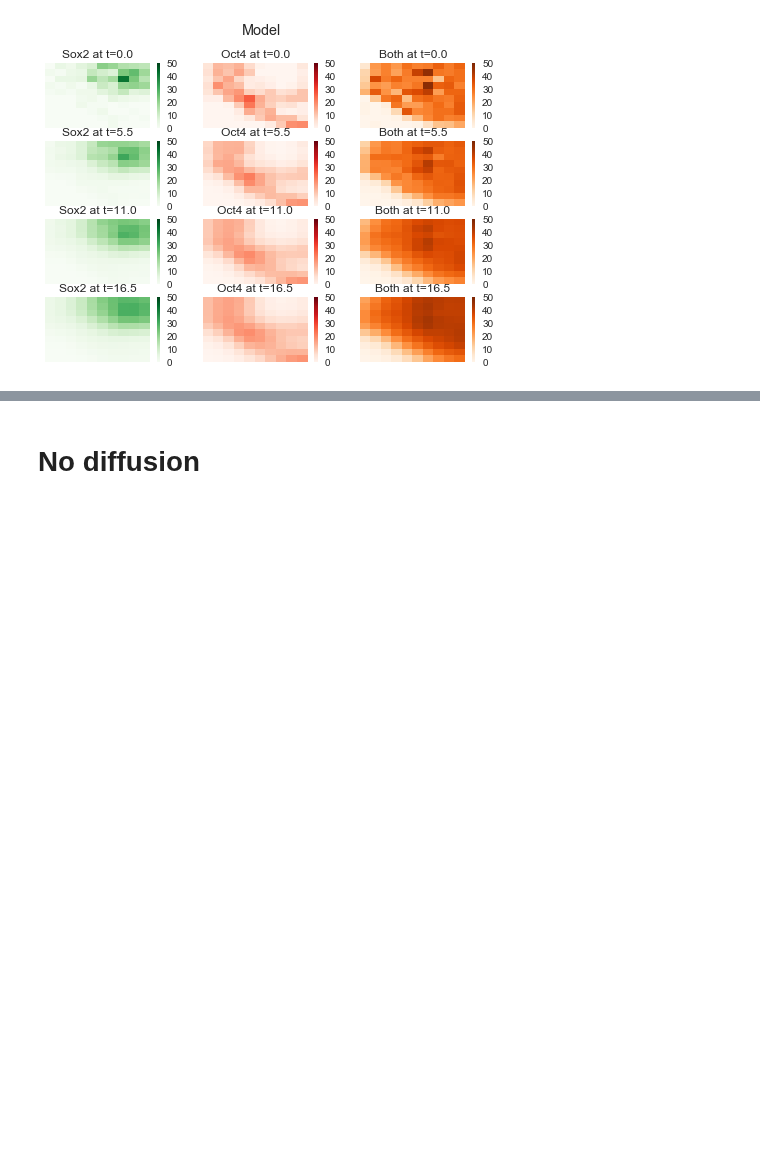
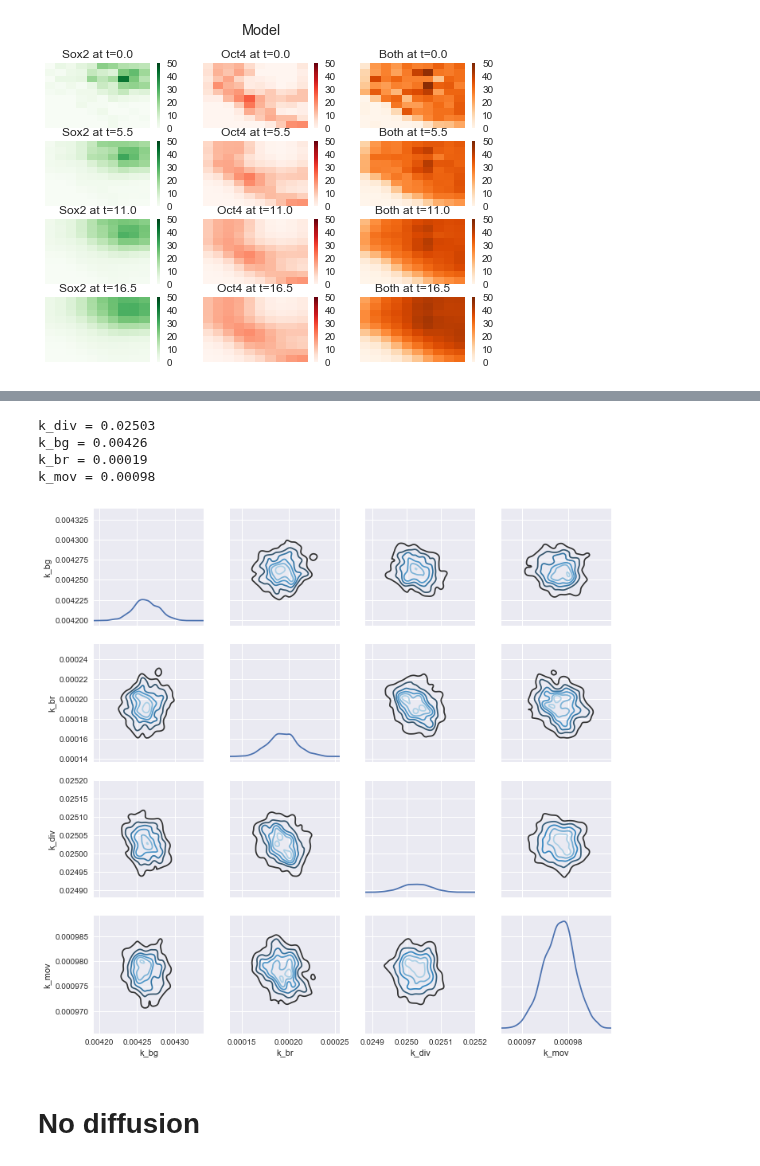
Before and after one commit to tessadgreen/cellfate, a Jupyter notebook: Inference.ipynb, the cells around one changed output, grey strips where cells are left out. Saved outputs shown, nothing was run; the diff lists cells and outputs as text; code cells hidden in the pictures; blank space fills up the shorter version.

```diff
--- a/Inference.ipynb
+++ b/Inference.ipynb
@@ -42,6 +55,15 @@ def plot_chain(sampler, coupled, nwalkers=10):
             sns.tsplot(sampler.chain[i,:,2], ax=ax_k_br)
 # %%
 def plot_kdes(sampler, coupled, burntime=300):
+    '''
+    Plots joint kde plots of parameters estimated from the MCMC run.
+    Returns the list of median values of estimated parameters from their respective distributions.
+
+    Arguments:
+        sampler: Ensemble sampler from emcee package which underwent MCMC run
+        coupled: True if we use model with diffusion. False if we use model without diffusion.
+        burntime: Burn-in time of MCMC run
+    '''
     samples = sampler.chain[:,burntime:,:]
 
     if coupled:
@@ -384,2 +440,10 @@ plot_heatmap(k_10x10_coupled, bin_12x12, True)
+# %%
+k_14x14_coupled = plot_kdes(sampler_14, True)
+# %% [output]
+k_div = 0.02503
+k_bg = 0.00426
+k_br = 0.00019
+k_mov = 0.00098
+[figure, added]
 # %% [markdown]
 # No diffusion
```
Also changed, not shown: parts of 34 cells of this notebook, 5 other files.
